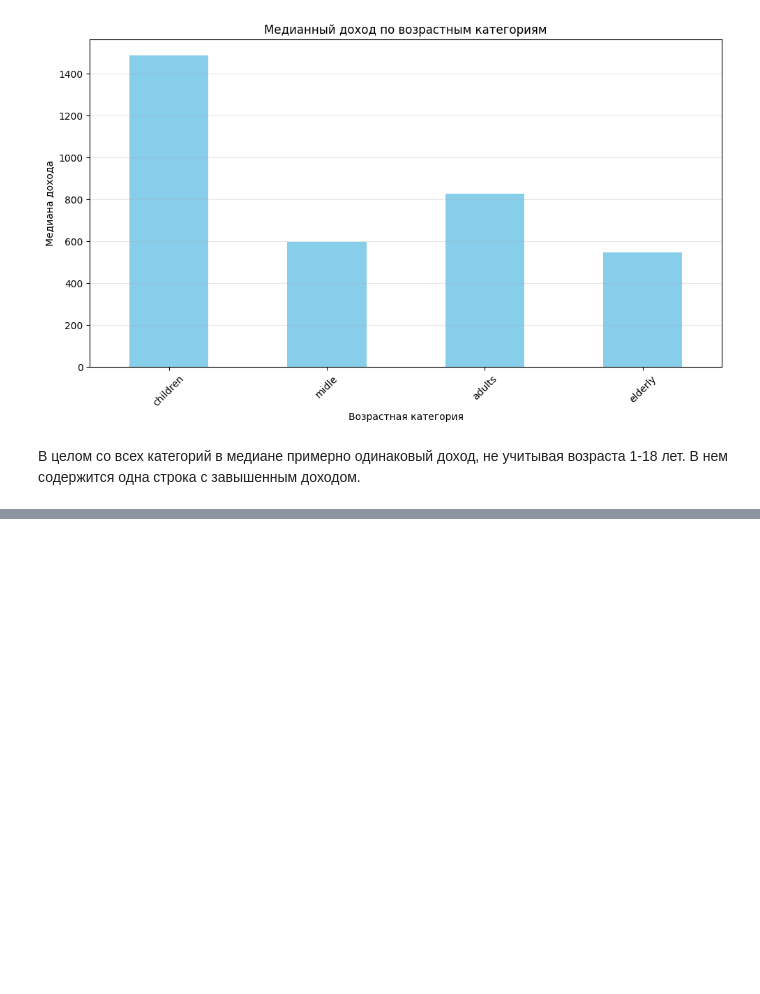
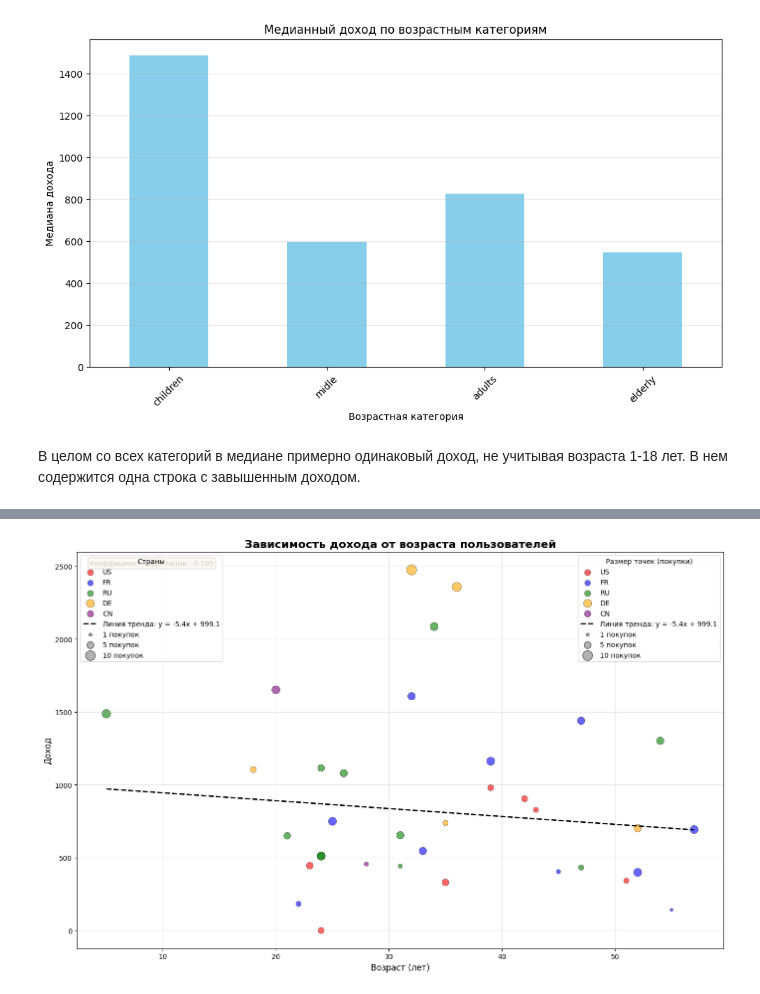
Before and after one commit to Kotovicov/repository_ai, a Jupyter notebook: homeworks/HW02/HW02.ipynb, the cells around one changed output, grey strips where cells are left out. Cells and saved outputs as stored; diff of their text form; code cells hidden in the pictures; blank space fills up the shorter version.

```diff
--- a/homeworks/HW02/HW02.ipynb
+++ b/homeworks/HW02/HW02.ipynb
@@ -224,0 +295,75 @@ plt.show()
+# %%
+import pandas as pd
+import numpy as np
+import matplotlib.pyplot as plt
+
+data = pd.read_csv('S02-hw-dataset.csv')
+
+clean_data = data[
+    (data['age'].notna()) &
+    (data['age'] > 0) &
+    (data['age'] < 100) &
+    (data['revenue'].notna()) &
+    (data['revenue'] >= 0) &
+    (data['purchases'] >= 0)
+].copy()
+
+plt.figure(figsize=(14, 9))
+
+country_colors = {
+    'US': 'red',
+    'FR': 'blue',
+    'RU': 'green',
+    'DE': 'orange',
+    'CN': 'purple'
+}
+
+for country, color in country_colors.items():
+    country_data = clean_data[clean_data['country'] == country]
+    if len(country_data) > 0:
+        sizes = country_data['purchases'] * 20  # Масштабируем для наглядности
+
+        plt.scatter(country_data['age'],
+                   country_data['revenue'],
+                   s=sizes,
+                   c=color,
+                   alpha=0.6,
+                   edgecolors='black',
+                   linewidth=0.5,
+                   label=country)
+
+plt.title('Зависимость дохода от возраста пользователей', fontsize=16, fontweight='bold')
+plt.xlabel('Возраст (лет)', fontsize=12)
+plt.ylabel('Доход', fontsize=12)
+plt.grid(True, alpha=0.3)
+
+x = clean_data['age']
+y = clean_data['revenue']
+z = np.polyfit(x, y, 1)
+p = np.poly1d(z)
+x_trend = np.array([x.min(), x.max()])
+plt.plot(x_trend, p(x_trend), color='black', linestyle='--', linewidth=2,
+         label=f'Линия тренда: y = {z[0]:.1f}x + {z[1]:.1f}')
+
+correlation = np.corrcoef(x, y)[0, 1]
+plt.text(0.02, 0.98, f'Коэффициент корреляции: {correlation:.3f}',
+         transform=plt.gca().transAxes,
+         verticalalignment='top',
+         bbox=dict(boxstyle='round', facecolor='wheat', alpha=0.8))
+
+legend_sizes = [1, 5, 10]
+for size in legend_sizes:
+    plt.scatter([], [], s=size*20, c='gray', alpha=0.6, edgecolors='black',
+                label=f'{size} покупок' if size > 0 else f'{size} покупка')
+
+legend1 = plt.legend(loc='upper left', title='Страны')
+plt.gca().add_artist(legend1)
+
+plt.legend(loc='upper right', title='Размер точек (покупки)')
+plt.tight_layout()
+
+plt.savefig('figures/scatter_age_revenue.png', dpi=300, bbox_inches='tight')
+
+plt.show()
+# %% [output]
+[figure, added]
```
Also changed, not shown: parts of 3 cells of this notebook, 5 other files.
